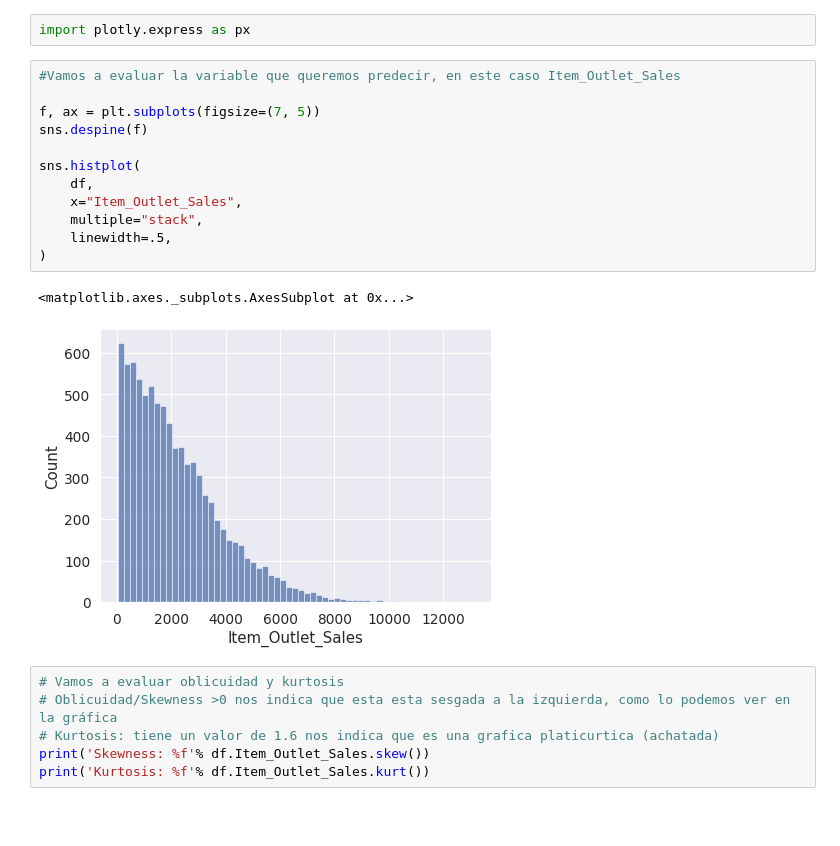
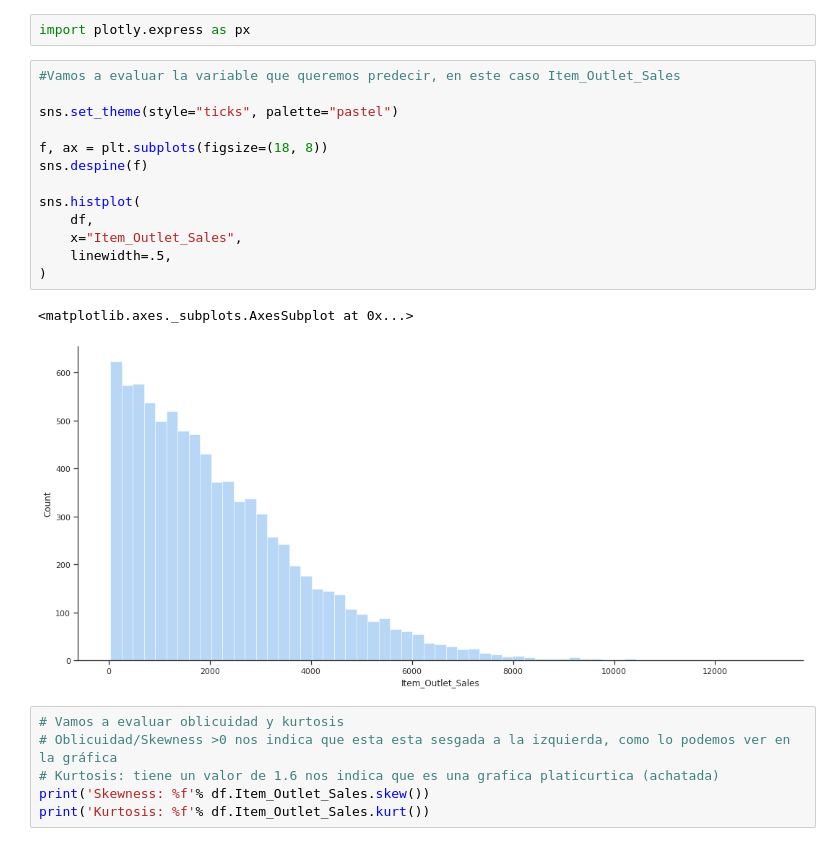
Before and after one commit to LuisaUpegui/sales_predictions-, a Jupyter notebook: sales_predictions.ipynb, the cells around one changed output. Cells and saved outputs as stored; diff of their text form; blank space fills up the shorter version.

```diff
--- a/sales_predictions.ipynb
+++ b/sales_predictions.ipynb
@@ -232,18 +232,19 @@ import plotly.express as px
 # %%
 #Vamos a evaluar la variable que queremos predecir, en este caso Item_Outlet_Sales
 
-f, ax = plt.subplots(figsize=(7, 5))
+sns.set_theme(style="ticks", palette="pastel")
+
+f, ax = plt.subplots(figsize=(18, 8))
 sns.despine(f)
 
 sns.histplot(
     df,
     x="Item_Outlet_Sales",
-    multiple="stack",
     linewidth=.5,
 )
 # %% [output]
 <matplotlib.axes._subplots.AxesSubplot at 0x...>
-[figure, old version]
+[figure, new version]
 # %%
 # Vamos a evaluar oblicuidad y kurtosis
 # Oblicuidad/Skewness >0 nos indica que esta esta sesgada a la izquierda, como lo podemos ver en la gráfica
```
Also changed, not shown: parts of 6 cells of this notebook.
